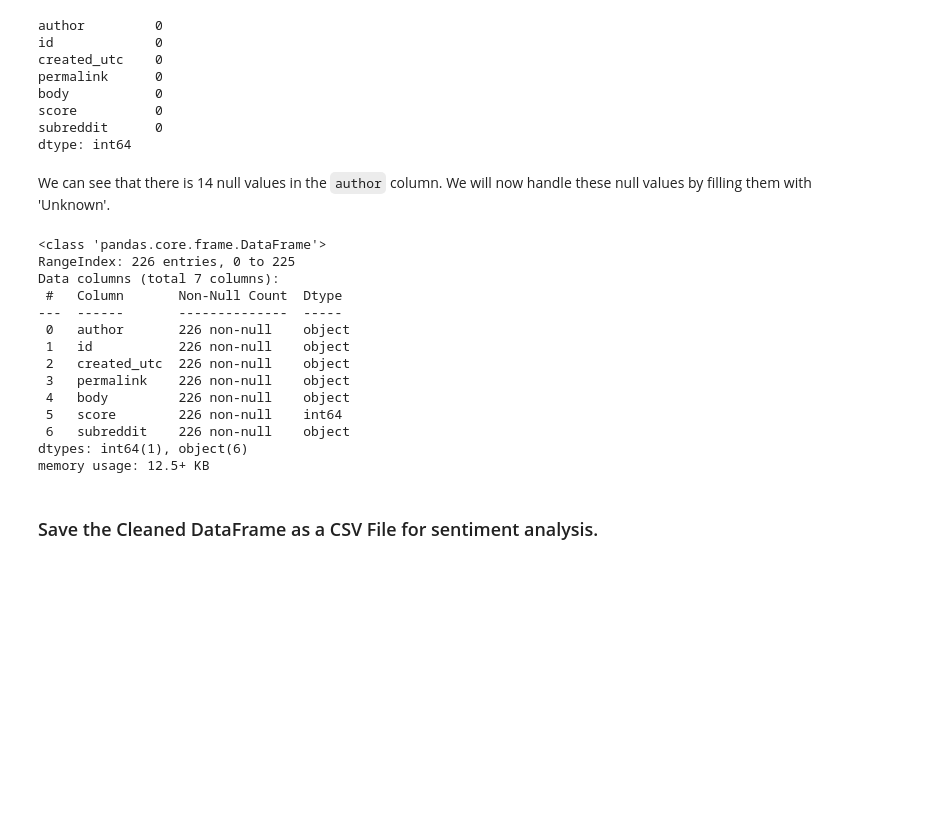
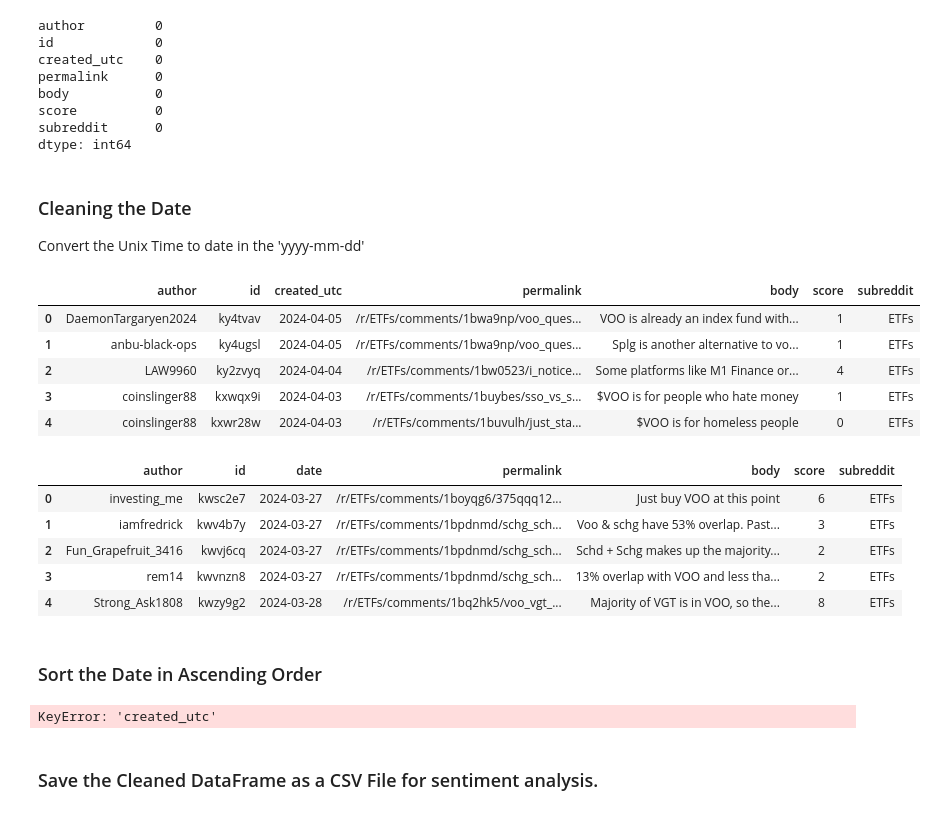
Before and after one commit to charltonxqh/SC1015-mini-project, a Jupyter notebook: Sentiment Analysis/data_preparation.ipynb, the cells around one changed output. Cells and saved outputs as stored; diff of their text form; code cells hidden in the pictures; blank space fills up the shorter version.

````diff
--- a/Sentiment Analysis/data_preparation.ipynb
+++ b/Sentiment Analysis/data_preparation.ipynb
@@ -58,5 +72,3 @@ body           0
 score          0
 subreddit      0
 dtype: int64
-# %% [markdown]
-We can see that there is 14 null values in the ```author``` column. We will now handle these null values by filling them with 'Unknown'.
@@ -65,20 +75,36 @@ cmts_voo.fillna({'AUTHOR': "Unknown"}, inplace=True)
-# %%
-cmts_voo.info()
-# %% [output]
-<class 'pandas.core.frame.DataFrame'>
-RangeIndex: 226 entries, 0 to 225
-Data columns (total 7 columns):
- #   Column       Non-Null Count  Dtype
----  ------       --------------  -----
- 0   author       226 non-null    object
- 1   id           226 non-null    object
- 2   created_utc  226 non-null    object
- 3   permalink    226 non-null    object
- 4   body         226 non-null    object
- 5   score        226 non-null    int64
- 6   subreddit    226 non-null    object
-dtypes: int64(1), object(6)
-memory usage: 12.5+ KB
+# %% [markdown]
+### Cleaning the Date
+Convert the Unix Time to date in the 'yyyy-mm-dd'
+# %%
+df['created_utc'] = pd.to_datetime(df['created_utc'], unit='s').dt.date
+
+df.head()
+# %% [output]
+|  | author | id | created_utc | permalink | body | score | subreddit |
+| 0 | DaemonTargaryen2024 | ky4tvav | 2024-04-05 | /r/ETFs/comments/1bwa9np/voo_ques... | VOO is already an index fund with... | 1 | ETFs |
+| 1 | anbu-black-ops | ky4ugsl | 2024-04-05 | /r/ETFs/comments/1bwa9np/voo_ques... | Splg is another alternative to vo... | 1 | ETFs |
+| 2 | LAW9960 | ky2zvyq | 2024-04-04 | /r/ETFs/comments/1bw0523/i_notice... | Some platforms like M1 Finance or... | 4 | ETFs |
+| 3 | coinslinger88 | kxwqx9i | 2024-04-03 | /r/ETFs/comments/1buybes/sso_vs_s... | $VOO is for people who hate money | 1 | ETFs |
+| 4 | coinslinger88 | kxwr28w | 2024-04-03 | /r/ETFs/comments/1buvulh/just_sta... | $VOO is for homeless people | 0 | ETFs |
+# %%
+df = df.rename(columns={'created_utc': 'date'})
+
+df.head()
+# %% [output]
+|  | author | id | date | permalink | body | score | subreddit |
+| 0 | investing_me | kwsc2e7 | 2024-03-27 | /r/ETFs/comments/1boyqg6/375qqq12... | Just buy VOO at this point | 6 | ETFs |
+| 1 | iamfredrick | kwv4b7y | 2024-03-27 | /r/ETFs/comments/1bpdnmd/schg_sch... | Voo & schg have 53% overlap. Past... | 3 | ETFs |
+| 2 | Fun_Grapefruit_3416 | kwvj6cq | 2024-03-27 | /r/ETFs/comments/1bpdnmd/schg_sch... | Schd + Schg makes up the majority... | 2 | ETFs |
+| 3 | rem14 | kwvnzn8 | 2024-03-27 | /r/ETFs/comments/1bpdnmd/schg_sch... | 13% overlap with VOO and less tha... | 2 | ETFs |
+| 4 | Strong_Ask1808 | kwzy9g2 | 2024-03-28 | /r/ETFs/comments/1bq2hk5/voo_vgt_... | Majority of VGT is in VOO, so the... | 8 | ETFs |
+# %% [markdown]
+### Sort the Date in Ascending Order
+# %%
+df = df.sort_values(by='created_utc').reset_index(drop=True)
+
+display(df)
+# %% [output]
+KeyError: 'created_utc'
 # %% [markdown]
 ### Save the Cleaned DataFrame as a CSV File for sentiment analysis.
 # %%
````
Also changed, not shown: parts of 9 cells of this notebook, 4 other files.
